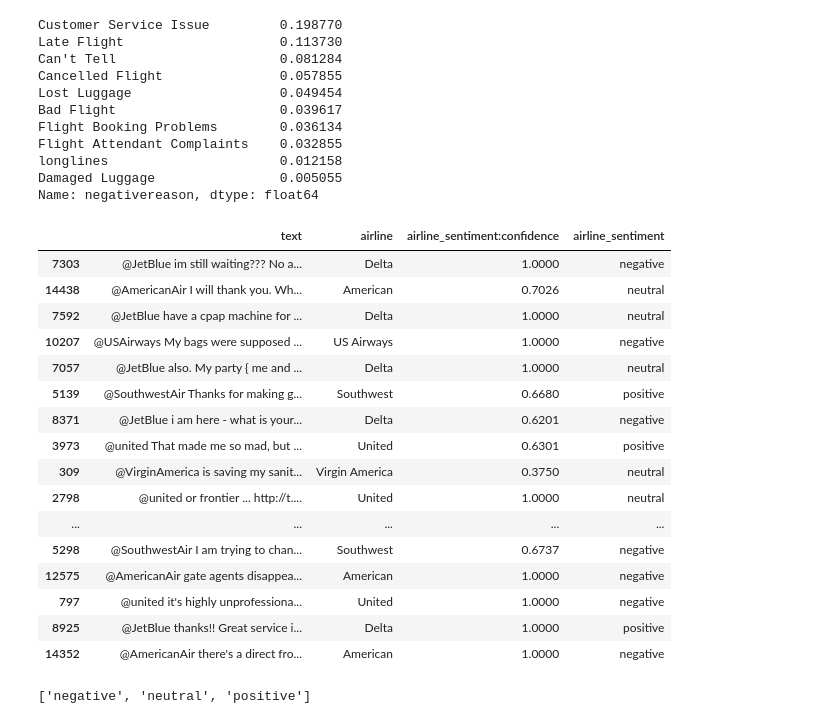
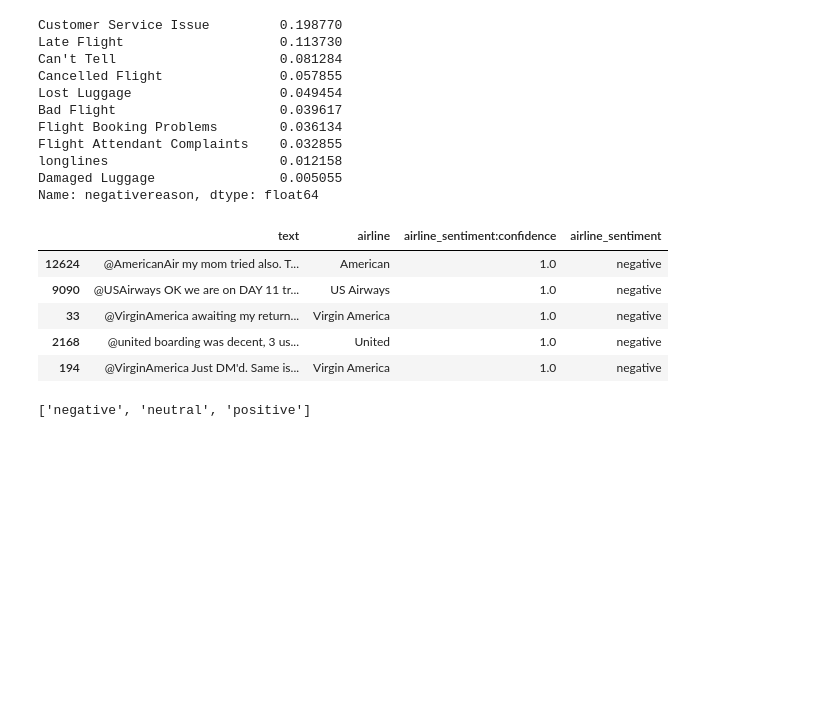
Before and after one commit to PacktPublishing/Hands-On-Machine-Learning-with-scikit-learn-and-Scientific-Python-Toolkits, a Jupyter notebook: chapters/ch06/Text Classification.ipynb, the cells around one changed output. Cells and saved outputs as stored; diff of their text form; code cells hidden in the pictures; blank space fills up the shorter version.

```diff
--- a/chapters/ch06/Text Classification.ipynb
+++ b/chapters/ch06/Text Classification.ipynb
@@ -8,11 +8,11 @@ import requests
 
 # url = 'https://d1p17r2m4rzlbo.cloudfront.net/wp-content/uploads/2016/03/Apple-Twitter-Sentiment-DFE.csv'
 url = 'https://d1p17r2m4rzlbo.cloudfront.net/wp-content/uploads/2016/03/Airline-Sentiment-2-w-AA.csv'
-r = requests.get(url)
+data = requests.get(url)
 # %%
 from io import StringIO
 
-df = pd.read_csv(StringIO(r.text), sep=",")
+df = pd.read_csv(StringIO(data.text), sep=",")
 # %%
 df.columns
 # %% [output]
@@ -49,27 +59,16 @@ longlines                      0.012158
 Damaged Luggage                0.005055
 Name: negativereason, dtype: float64
 # %%
-pd.options.display.max_colwidth = 120
+pd.options.display.max_colwidth = 90
 # %%
-df[['text', 'airline', 'airline_sentiment:confidence', 'airline_sentiment']].sample(20)
+df[['text', 'airline', 'airline_sentiment:confidence', 'airline_sentiment']].sample(5)
 # %% [output]
 |  | text | airline | airline_sentiment:confidence | airline_sentiment |
-| 7303 | @JetBlue im still waiting??? No a... | Delta | 1.0000 | negative |
-| 14438 | @AmericanAir I will thank you. Wh... | American | 0.7026 | neutral |
-| 7592 | @JetBlue have a cpap machine for ... | Delta | 1.0000 | neutral |
-| 10207 | @USAirways My bags were supposed ... | US Airways | 1.0000 | negative |
-| 7057 | @JetBlue also. My party { me and ... | Delta | 1.0000 | neutral |
-| 5139 | @SouthwestAir Thanks for making g... | Southwest | 0.6680 | positive |
-| 8371 | @JetBlue i am here - what is your... | Delta | 0.6201 | negative |
-| 3973 | @united That made me so mad, but ... | United | 0.6301 | positive |
-| 309 | @VirginAmerica is saving my sanit... | Virgin America | 0.3750 | neutral |
-| 2798 | @united or frontier ... http://t.... | United | 1.0000 | neutral |
-| ... | ... | ... | ... | ... |
-| 5298 | @SouthwestAir I am trying to chan... | Southwest | 0.6737 | negative |
-| 12575 | @AmericanAir gate agents disappea... | American | 1.0000 | negative |
-| 797 | @united it's highly unprofessiona... | United | 1.0000 | negative |
-| 8925 | @JetBlue thanks!! Great service i... | Delta | 1.0000 | positive |
-| 14352 | @AmericanAir there's a direct fro... | American | 1.0000 | negative |
+| 12624 | @AmericanAir my mom tried also. T... | American | 1.0 | negative |
+| 9090 | @USAirways OK we are on DAY 11 tr... | US Airways | 1.0 | negative |
+| 33 | @VirginAmerica awaiting my return... | Virgin America | 1.0 | negative |
+| 2168 | @united boarding was decent, 3 us... | United | 1.0 | negative |
+| 194 | @VirginAmerica Just DM'd. Same is... | Virgin America | 1.0 | negative |
 # %%
 from sklearn.model_selection import train_test_split
 
```
Also changed, not shown: parts of 28 cells of this notebook, 4 other files.
